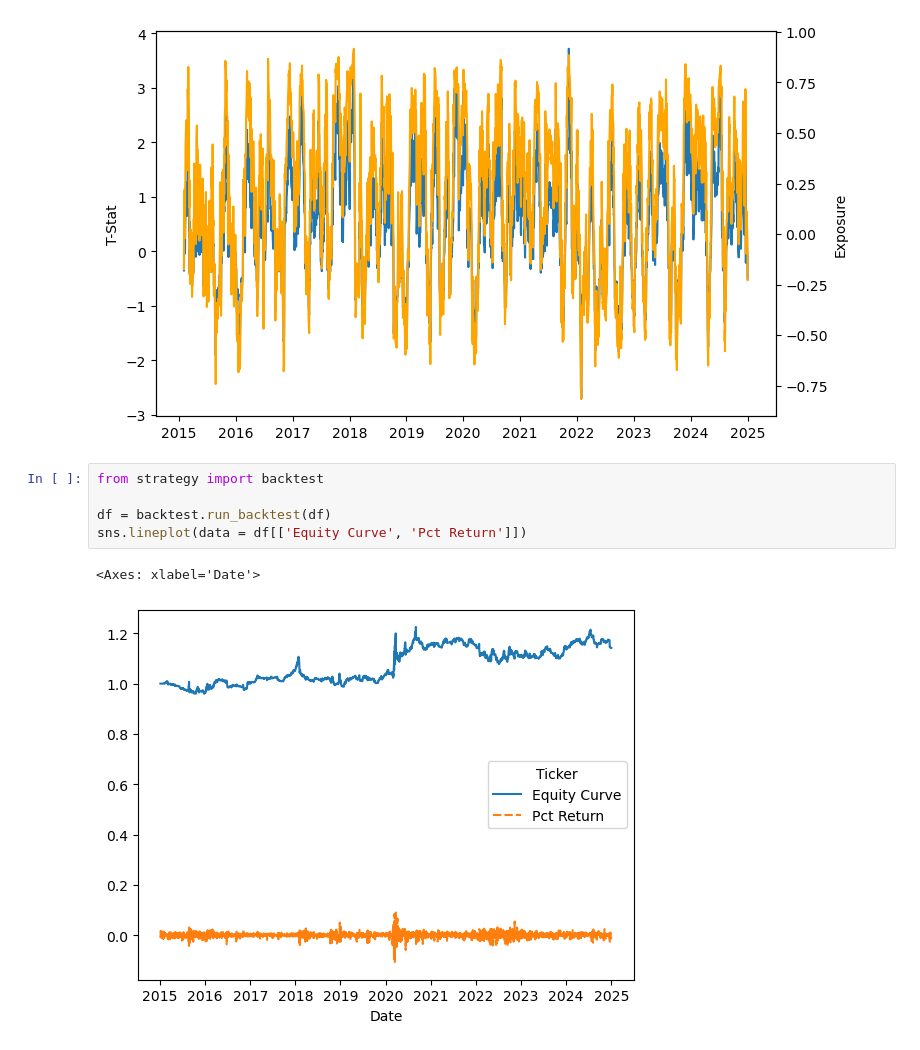
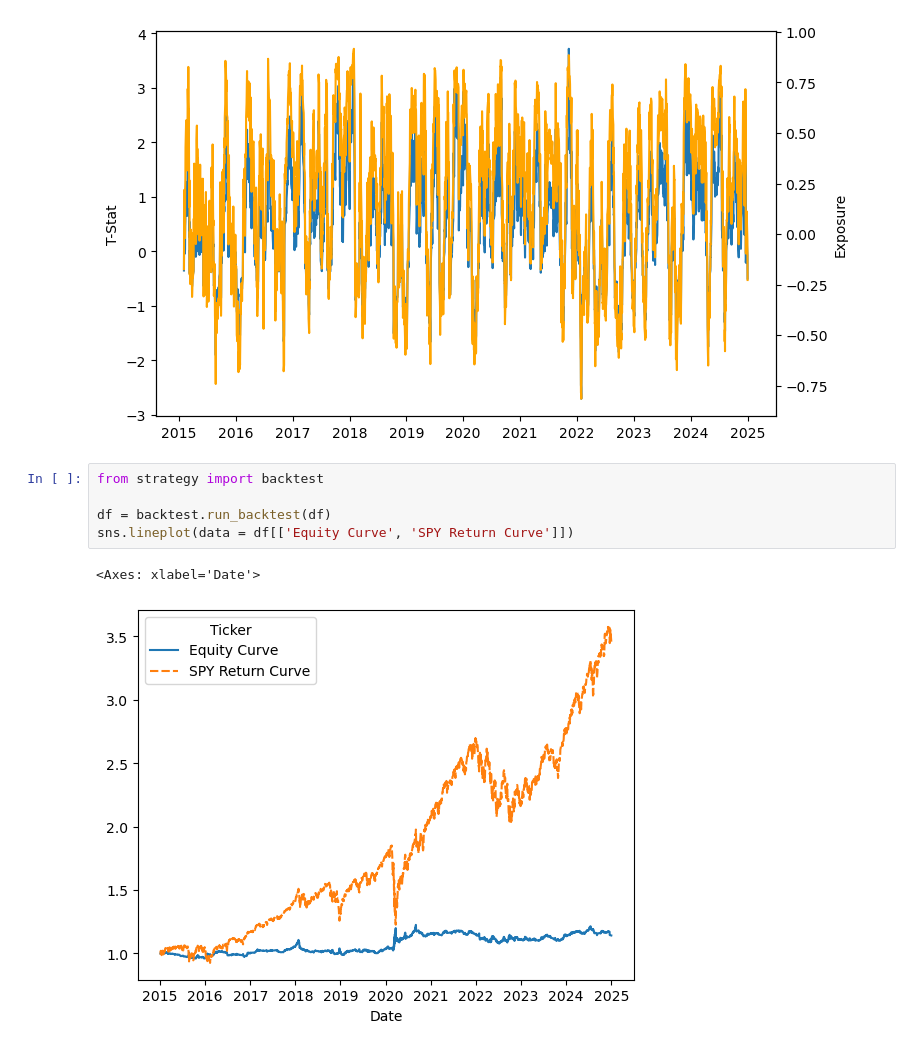
Before and after one commit to akshathp0/entropy-trading, a Jupyter notebook: validate_features.ipynb, the cells around one changed output. Cells and saved outputs as stored; diff of their text form.

```diff
--- a/validate_features.ipynb
+++ b/validate_features.ipynb
@@ -403,8 +400,8 @@ Text(0, 0.5, 'Exposure')
 # %%
 from strategy import backtest
 
 df = backtest.run_backtest(df)
-sns.lineplot(data = df[['Equity Curve', 'Pct Return']])
+sns.lineplot(data = df[['Equity Curve', 'SPY Return Curve']])
 # %% [output]
 <Axes: xlabel='Date'>
-[figure, old version]
+[figure, new version]
```
Also changed, not shown: parts of 22 cells of this notebook.
